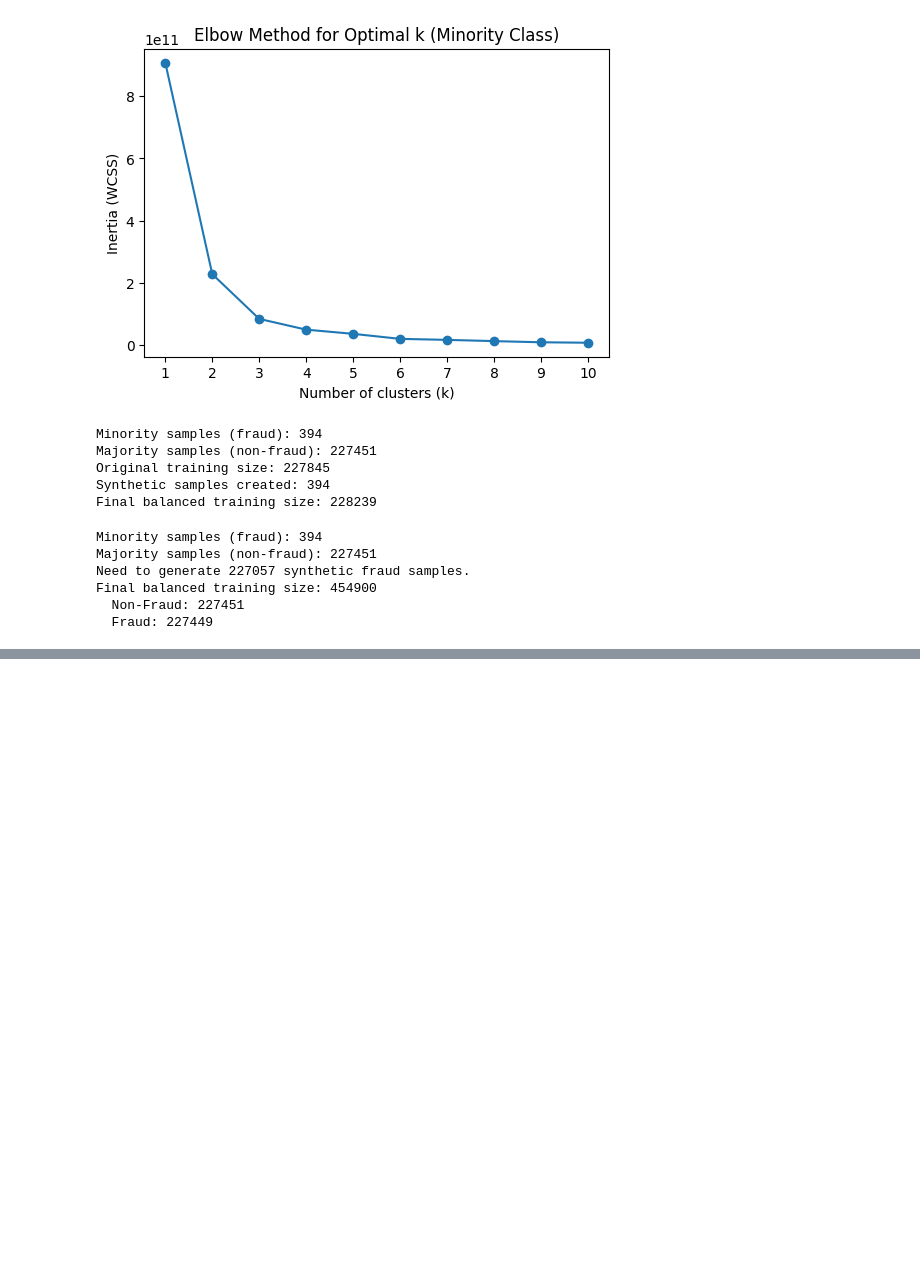
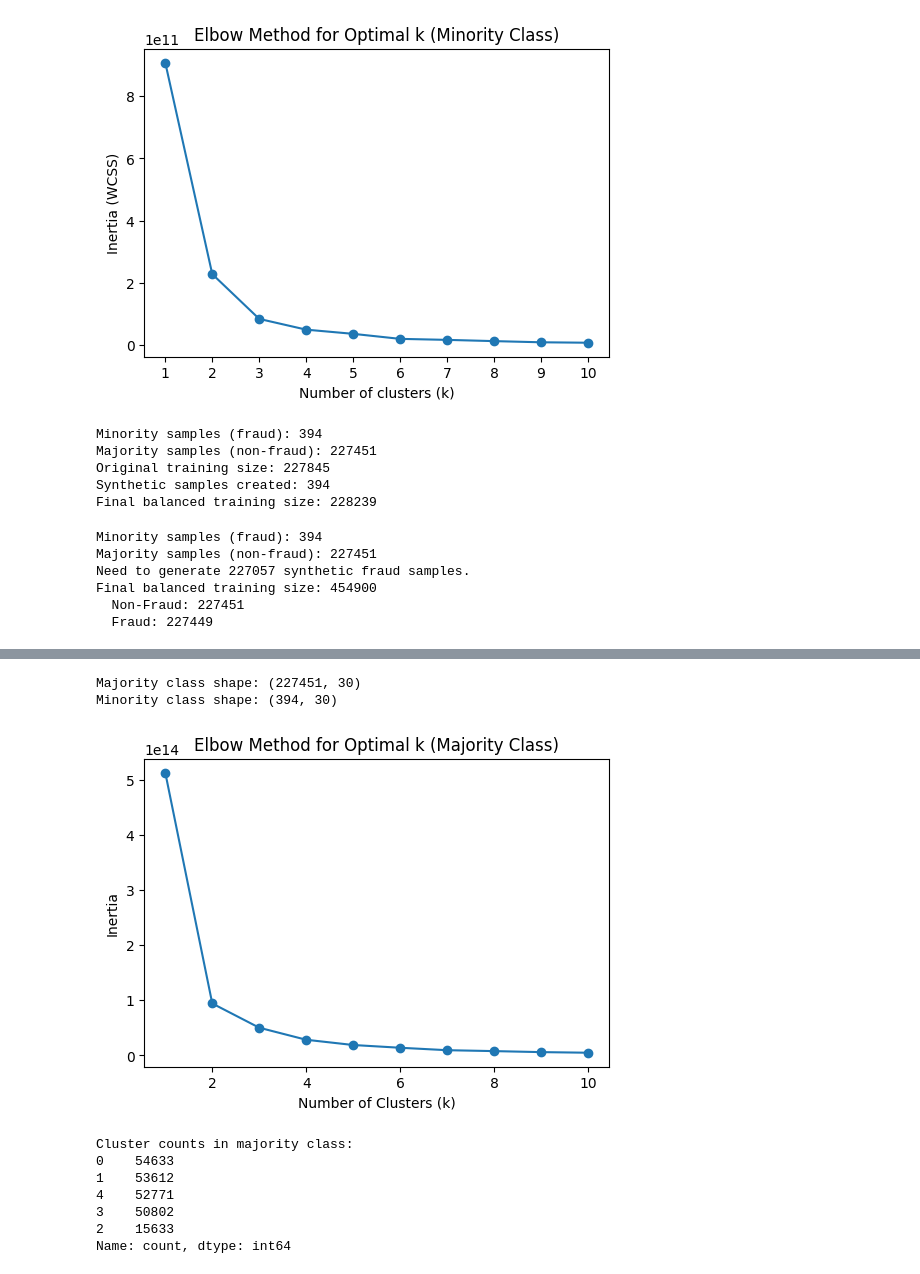
Before and after one commit to Navaneeth272001/assignment-3-Navaneeth272001, a Jupyter notebook: code.ipynb, the cells around one changed output, grey strips where cells are left out. Drawn from its saved outputs; the diff is of its cells as text; code cells hidden in the pictures; blank space fills up the shorter version.

```diff
--- a/code.ipynb
+++ b/code.ipynb
@@ -456,0 +492,48 @@ Final balanced training size: 454900
+# %%
+# Use a clustering algorithm to find clusters within the training data of the majority class only.
+# Separate majority and minority classes from training data
+X_train_majority = X_train[y_train == 0]
+X_train_minority = X_train[y_train == 1]
+
+print("Majority class shape:", X_train_majority.shape)
+print("Minority class shape:", X_train_minority.shape)
+
+# ----- Step 1: Use Elbow Method to choose k -----
+inertia = []
+K = range(1, 11)
+
+for k in K:
+    kmeans = KMeans(n_clusters=k, random_state=42)
+    kmeans.fit(X_train_majority)
+    inertia.append(kmeans.inertia_)
+
+plt.figure(figsize=(6,4))
+plt.plot(K, inertia, marker='o')
+plt.xlabel("Number of Clusters (k)")
+plt.ylabel("Inertia")
+plt.title("Elbow Method for Optimal k (Majority Class)")
+plt.show()
+
+# ----- Step 2: Apply KMeans with chosen k -----
+# Let's assume from the Elbow method we pick k=5
+k_optimal = 5
+kmeans_majority = KMeans(n_clusters=k_optimal, random_state=42)
+majority_clusters = kmeans_majority.fit_predict(X_train_majority)
+
+# Add cluster labels to majority samples (for inspection)
+X_train_majority_clustered = X_train_majority.copy()
+X_train_majority_clustered['Cluster'] = majority_clusters
+
+print("Cluster counts in majority class:")
+print(pd.Series(majority_clusters).value_counts())
+# %% [output]
+Majority class shape: (227451, 30)
+Minority class shape: (394, 30)
+[figure, added]
+Cluster counts in majority class:
+0    54633
+1    53612
+4    52771
+3    50802
+2    15633
+Name: count, dtype: int64
```
Also changed, not shown: parts of 4 cells of this notebook.
